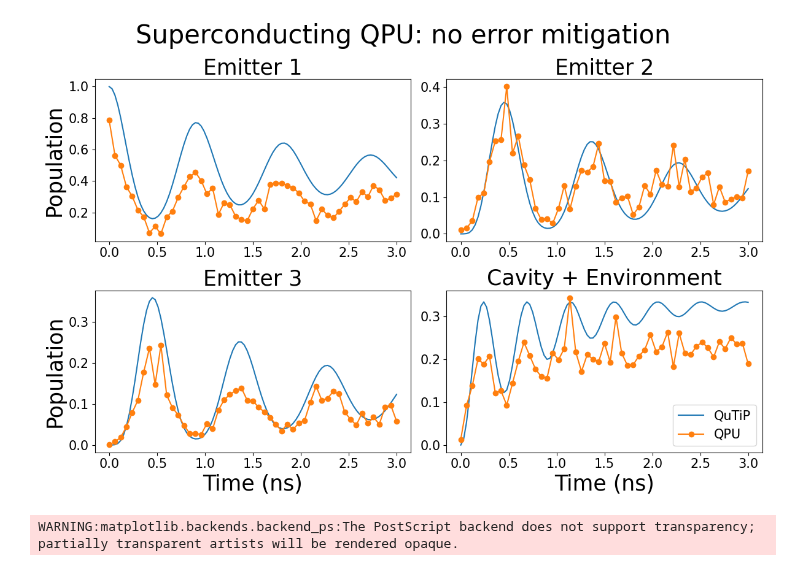
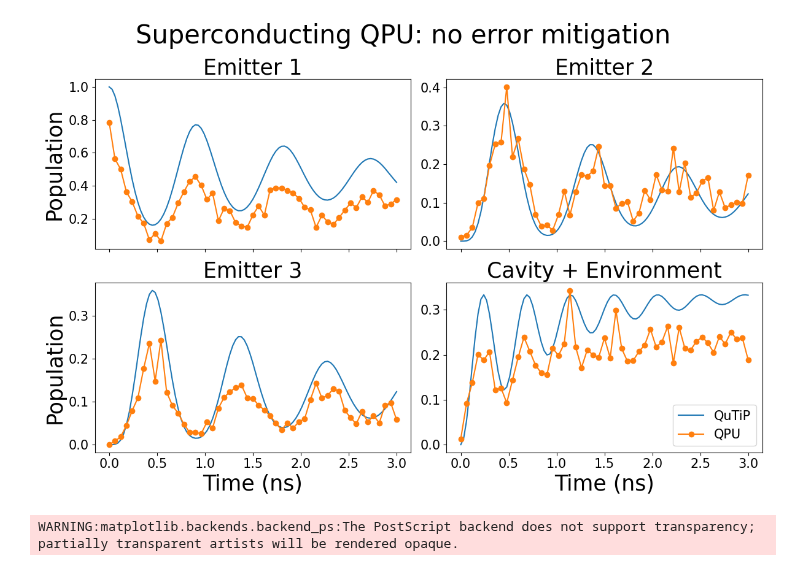
Before and after one commit to radulaski/CQED_quantum_simulation, a Jupyter notebook: notebooks/AQT_raw.ipynb, the cells around one changed output. Saved outputs shown, nothing was run; the diff lists cells and outputs as text; code cells hidden in the pictures.

```diff
--- a/notebooks/AQT_raw.ipynb
+++ b/notebooks/AQT_raw.ipynb
@@ -28,31 +28,34 @@ qutip_results = solve_master_equation(N, g, kappa, initial_state, times)
 # %%
 # Plot the RAW (no mitigation) data
 fig, axes = plt.subplots(2, 2, figsize=(12, 8))
 
 for a, column in zip(axes.flatten(), qutip_results.columns):
     a.set_title(column, fontsize=25)
     a.plot(qutip_results.index, qutip_results[column], label="QuTiP")
 
     aqt_raw = aqt_results.xs("RAW", level="Protocol")
     times = aqt_raw.index.get_level_values("Time")
     aqt_column = aqt_bitstrs[column]
     a.plot(times, aqt_raw[aqt_column], marker='o', label="QPU")
 
     a.tick_params(axis='x', labelsize=15)
     a.tick_params(axis='y', labelsize=15)
 
 axes[1][0].set_xlabel("Time (ns)", fontsize=25)
 axes[1][1].set_xlabel("Time (ns)", fontsize=25)
 
 axes[0][0].set_ylabel("Population", fontsize=25)
 axes[1][0].set_ylabel("Population", fontsize=25)
 
+axes[0][0].set_xticklabels([])
+axes[0][1].set_xticklabels([])
+
 axes[1][1].legend(fontsize=15)
 
 fig.suptitle("Superconducting QPU: no error mitigation", fontsize=30)
 plt.tight_layout()
 # %% [output]
-[figure, old version]
+[figure, new version]
 # %%
 fig.savefig("../figures/AQT_raw.eps", bbox_inches="tight")
 # %% [output]
```
Also changed, not shown: 13 other files.
